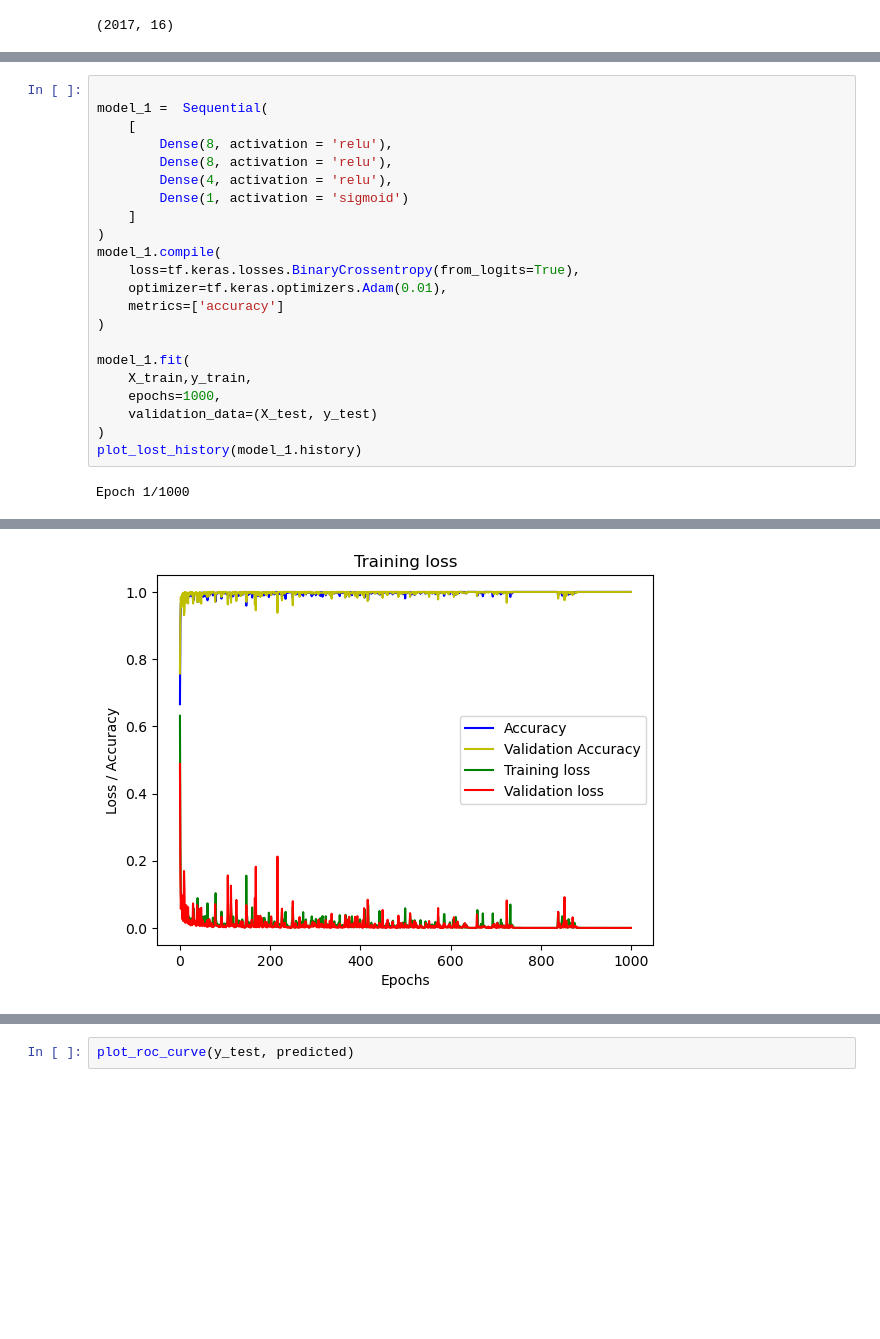
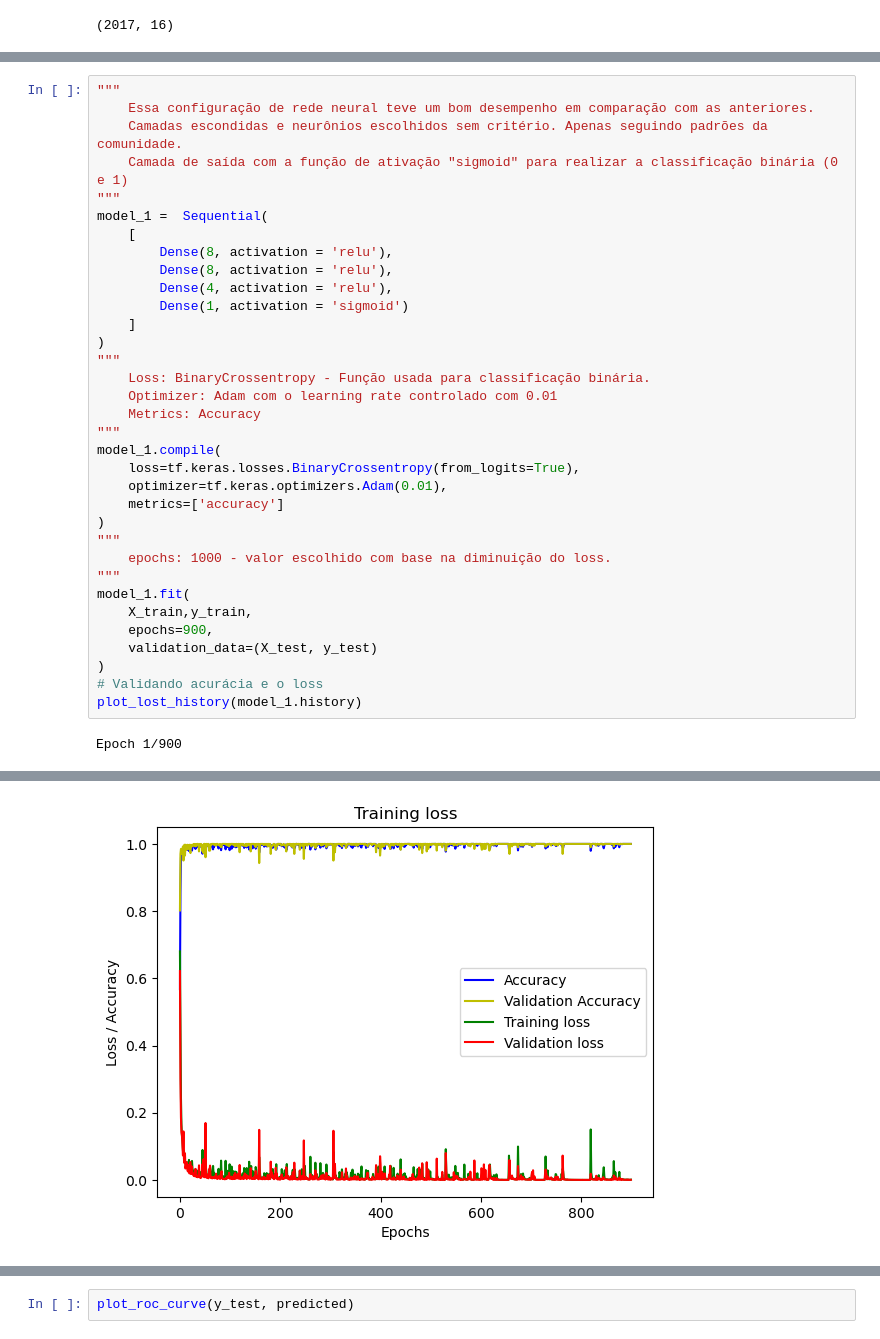
Before and after one commit to dougbatista/fiap, a Jupyter notebook: Deep learning/Notebooks/Ex_3.ipynb, the cells around one changed output, grey strips where cells are left out. Cells and saved outputs as stored; diff of their text form; blank space fills up the shorter version.

```diff
--- a/Deep learning/Notebooks/Ex_3.ipynb
+++ b/Deep learning/Notebooks/Ex_3.ipynb
@@ -190,5 +201,9 @@ X_train, X_test, y_train, y_test = train_test_split(X_min_max, y, test_size=0.20
 # %%
-
+"""
+    Essa configuração de rede neural teve um bom desempenho em comparação com as anteriores.
+    Camadas escondidas e neurônios escolhidos sem critério. Apenas seguindo padrões da comunidade.
+    Camada de saída com a função de ativação "sigmoid" para realizar a classificação binária (0 e 1)
+"""
 model_1 =  Sequential(
     [
         Dense(8, activation = 'relu'),
@@ -197,17 +212,25 @@ model_1 =  Sequential(
         Dense(1, activation = 'sigmoid')
     ]
 )
+"""
+    Loss: BinaryCrossentropy - Função usada para classificação binária.
+    Optimizer: Adam com o learning rate controlado com 0.01
+    Metrics: Accuracy
+"""
 model_1.compile(
     loss=tf.keras.losses.BinaryCrossentropy(from_logits=True),
     optimizer=tf.keras.optimizers.Adam(0.01),
     metrics=['accuracy']
 )
-
+"""
+    epochs: 1000 - valor escolhido com base na diminuição do loss.
+"""
 model_1.fit(
     X_train,y_train,
-    epochs=1000,
+    epochs=900,
     validation_data=(X_test, y_test)
 )
+# Validando acurácia e o loss
 plot_lost_history(model_1.history)
 # %% [output]
-Epoch 1/1000
+Epoch 1/900
@@ -239 +262 @@ Epoch 1000/1000
-[figure, old version]
+[figure, new version]
```
Also changed, not shown: parts of 41 cells of this notebook, 3 other files.
